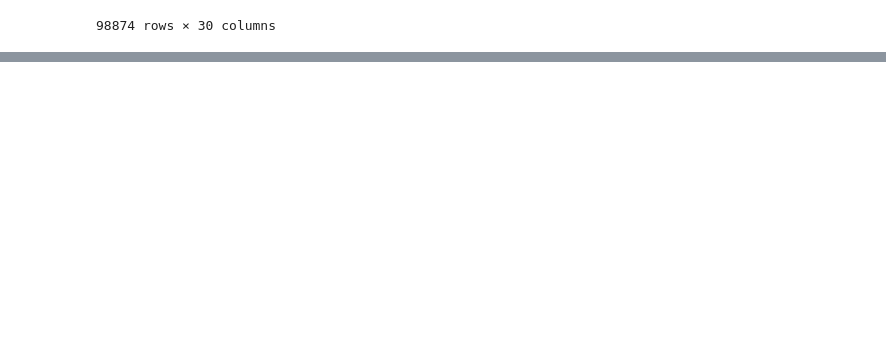
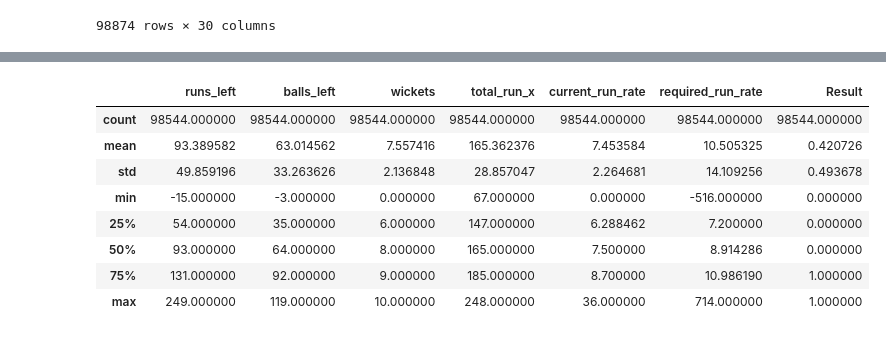
Before and after one commit to SimranS22/IPL-MATCH-WINNER-PREDICTOR, a Jupyter notebook: notebooks/IPL_PROJ1.ipynb, the cells around one changed output, grey strips where cells are left out. Saved outputs shown, nothing was run; the diff lists cells and outputs as text; code cells hidden in the pictures; blank space fills up the shorter version.

```diff
--- a/notebooks/IPL_PROJ1.ipynb
+++ b/notebooks/IPL_PROJ1.ipynb
@@ -327,0 +363,12 @@ ultimate_df
+# %%
+ultimate_df.describe()
+# %% [output]
+|  | runs_left | balls_left | wickets | total_run_x | current_run_rate | required_run_rate | Result |
+| count | 98544.000000 | 98544.000000 | 98544.000000 | 98544.000000 | 98544.000000 | 98544.000000 | 98544.000000 |
+| mean | 93.389582 | 63.014562 | 7.557416 | 165.362376 | 7.453584 | 10.505325 | 0.420726 |
+| std | 49.859196 | 33.263626 | 2.136848 | 28.857047 | 2.264681 | 14.109256 | 0.493678 |
+| min | -15.000000 | -3.000000 | 0.000000 | 67.000000 | 0.000000 | -516.000000 | 0.000000 |
+| 25% | 54.000000 | 35.000000 | 6.000000 | 147.000000 | 6.288462 | 7.200000 | 0.000000 |
+| 50% | 93.000000 | 64.000000 | 8.000000 | 165.000000 | 7.500000 | 8.914286 | 0.000000 |
+| 75% | 131.000000 | 92.000000 | 9.000000 | 185.000000 | 8.700000 | 10.986190 | 1.000000 |
+| max | 249.000000 | 119.000000 | 10.000000 | 248.000000 | 36.000000 | 714.000000 | 1.000000 |
```
Also changed, not shown: parts of 19 cells of this notebook.
